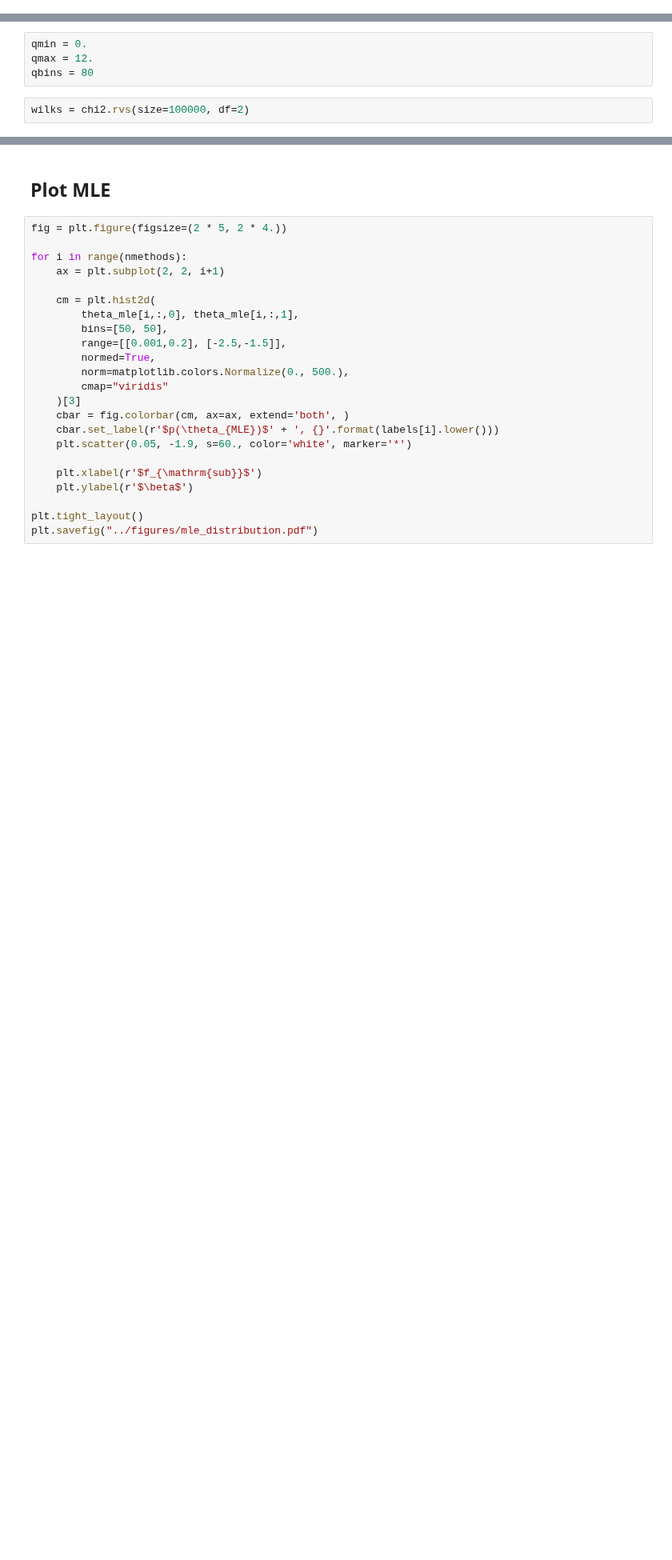
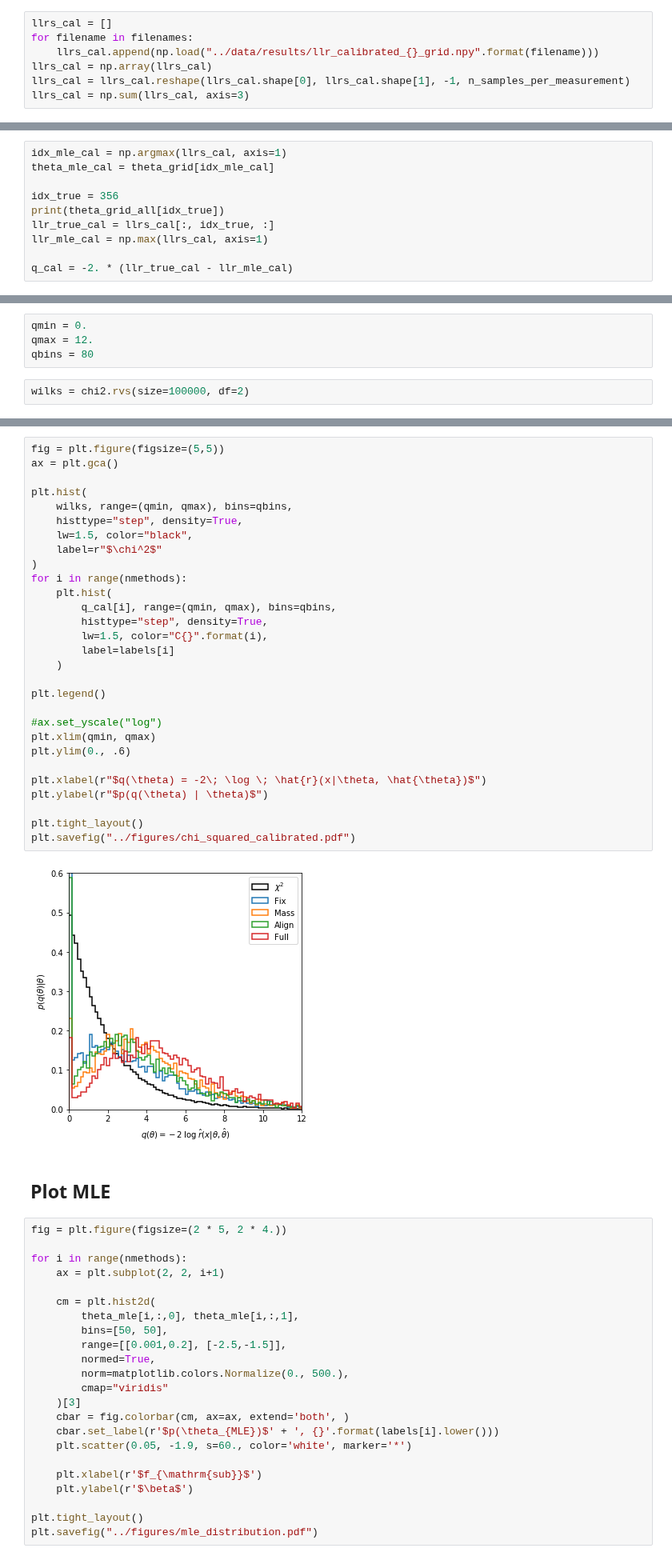
Before and after one commit to smsharma/mining-for-substructure-lens, a Jupyter notebook: notebooks/08_asymptotics.ipynb, the cells around one changed output, grey strips where cells are left out. Shown at 80% size. Cells and saved outputs as stored; diff of their text form; blank space fills up the shorter version.

```diff
--- a/notebooks/08_asymptotics.ipynb
+++ b/notebooks/08_asymptotics.ipynb
@@ -37,6 +37,13 @@ llrs_fine = llrs_fine.reshape(llrs_fine.shape[0], llrs_fine.shape[1], -1, n_samp
 llrs_fine = np.sum(llrs_fine, axis=3)
 # %%
 llrs_all = np.concatenate((llrs, llrs_fine), axis=1)
+# %%
+llrs_cal = []
+for filename in filenames:
+    llrs_cal.append(np.load("../data/results/llr_calibrated_{}_grid.npy".format(filename)))
+llrs_cal = np.array(llrs_cal)
+llrs_cal = llrs_cal.reshape(llrs_cal.shape[0], llrs_cal.shape[1], -1, n_samples_per_measurement)
+llrs_cal = np.sum(llrs_cal, axis=3)
 # %% [markdown]
 ## Grid
 # %%
@@ -77,0 +85,10 @@ q = -2. * (llr_true - llr_mle)
+# %%
+idx_mle_cal = np.argmax(llrs_cal, axis=1)
+theta_mle_cal = theta_grid[idx_mle_cal]
+
+idx_true = 356
+print(theta_grid_all[idx_true])
+llr_true_cal = llrs_cal[:, idx_true, :]
+llr_mle_cal = np.max(llrs_cal, axis=1)
+
+q_cal = -2. * (llr_true_cal - llr_mle_cal)
@@ -117,3 +136,34 @@ plt.savefig("../figures/chi_squared.pdf")
+# %%
+fig = plt.figure(figsize=(5,5))
+ax = plt.gca()
+
+plt.hist(
+    wilks, range=(qmin, qmax), bins=qbins,
+    histtype="step", density=True,
+    lw=1.5, color="black",
+    label=r"$\chi^2$"
+)
+for i in range(nmethods):
+    plt.hist(
+        q_cal[i], range=(qmin, qmax), bins=qbins,
+        histtype="step", density=True,
+        lw=1.5, color="C{}".format(i),
+        label=labels[i]
+    )
+
+plt.legend()
+
+#ax.set_yscale("log")
+plt.xlim(qmin, qmax)
+plt.ylim(0., .6)
+
+plt.xlabel(r"$q(\theta) = -2\; \log \; \hat{r}(x|\theta, \hat{\theta})$")
+plt.ylabel(r"$p(q(\theta) | \theta)$")
+
+plt.tight_layout()
+plt.savefig("../figures/chi_squared_calibrated.pdf")
+# %% [output]
+[figure, added]
 # %% [markdown]
 ## Plot MLE
 # %%
```
Also changed, not shown: parts of 7 cells of this notebook, 10 other files.
